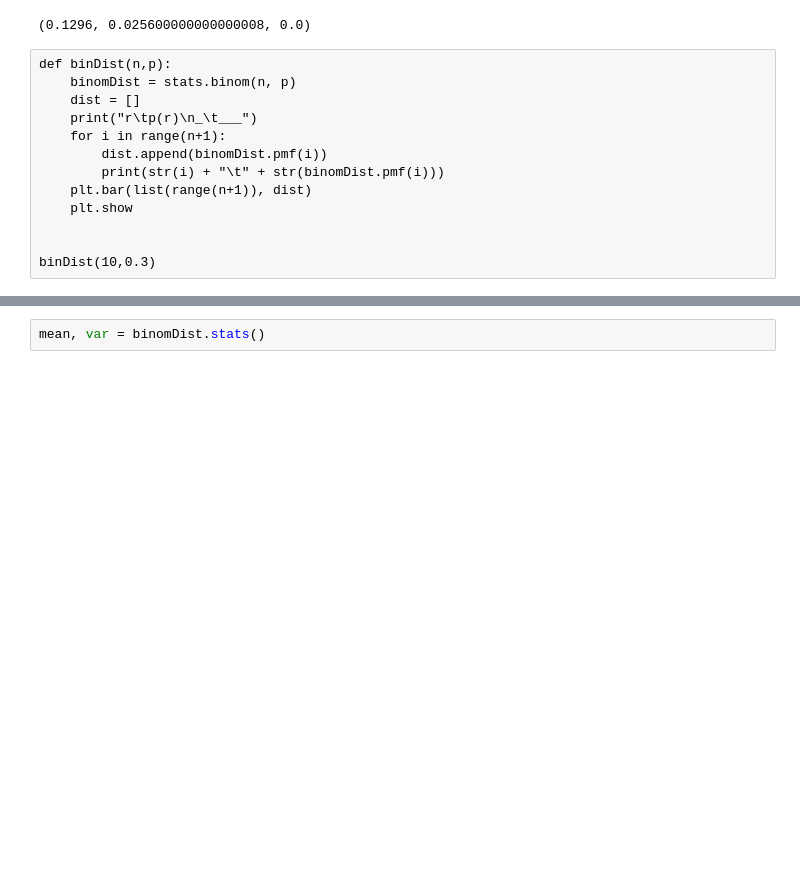
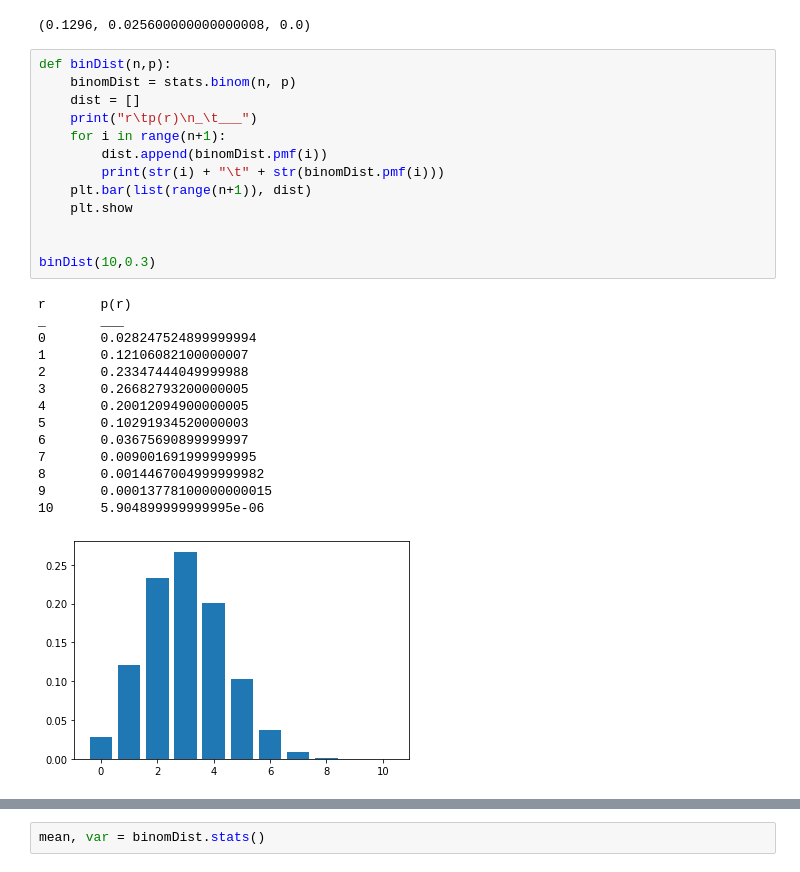
Before and after one commit to fidanfatih/Statistics_with_Python, a Jupyter notebook: Statistics Session-7 Distributions.ipynb, the cells around one changed output, grey strips where cells are left out. Cells and saved outputs as stored; diff of their text form; blank space fills up the shorter version.

```diff
--- a/Statistics Session-7 Distributions.ipynb
+++ b/Statistics Session-7 Distributions.ipynb
@@ -41,19 +42,34 @@ _       ____
 binomDist.pmf(0),binomDist.pmf(4), binomDist.pmf(5)
 # %% [output]
 (0.1296, 0.025600000000000008, 0.0)
-# %% [raw]
-def binDist(n,p):
-    binomDist = stats.binom(n, p)
-    dist = []
-    print("r\tp(r)\n_\t___")
-    for i in range(n+1):
-        dist.append(binomDist.pmf(i))
-        print(str(i) + "\t" + str(binomDist.pmf(i)))
-    plt.bar(list(range(n+1)), dist)
-    plt.show
-
-
-binDist(10,0.3)
+# %%
+def binDist(n,p):
+    binomDist = stats.binom(n, p)
+    dist = []
+    print("r\tp(r)\n_\t___")
+    for i in range(n+1):
+        dist.append(binomDist.pmf(i))
+        print(str(i) + "\t" + str(binomDist.pmf(i)))
+    plt.bar(list(range(n+1)), dist)
+    plt.show
+
+
+binDist(10,0.3)
+# %% [output]
+r       p(r)
+_       ___
+0       0.028247524899999994
+1       0.12106082100000007
+2       0.23347444049999988
+3       0.26682793200000005
+4       0.20012094900000005
+5       0.10291934520000003
+6       0.03675690899999997
+7       0.009001691999999995
+8       0.0014467004999999982
+9       0.00013778100000000015
+10      5.904899999999995e-06
+[figure, added]
 # %%
 plt.bar(list(range(n+1)), dist)
 plt.show
```
Also changed, not shown: parts of 20 cells of this notebook, 6 other files.
